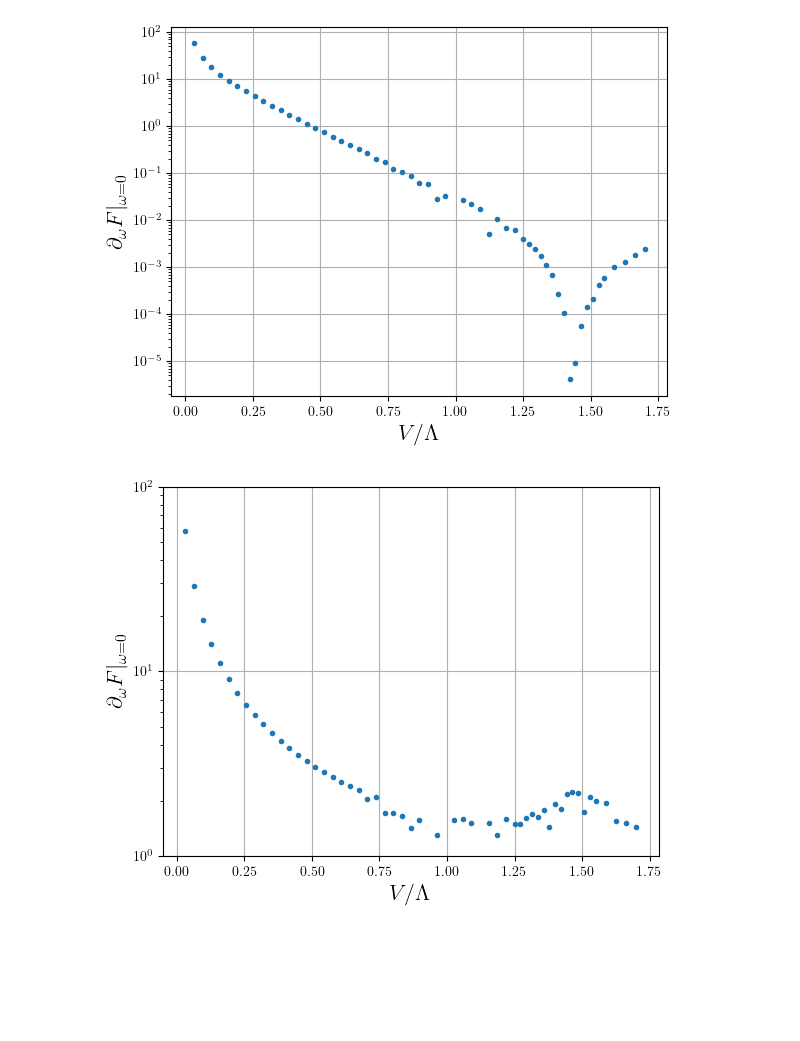
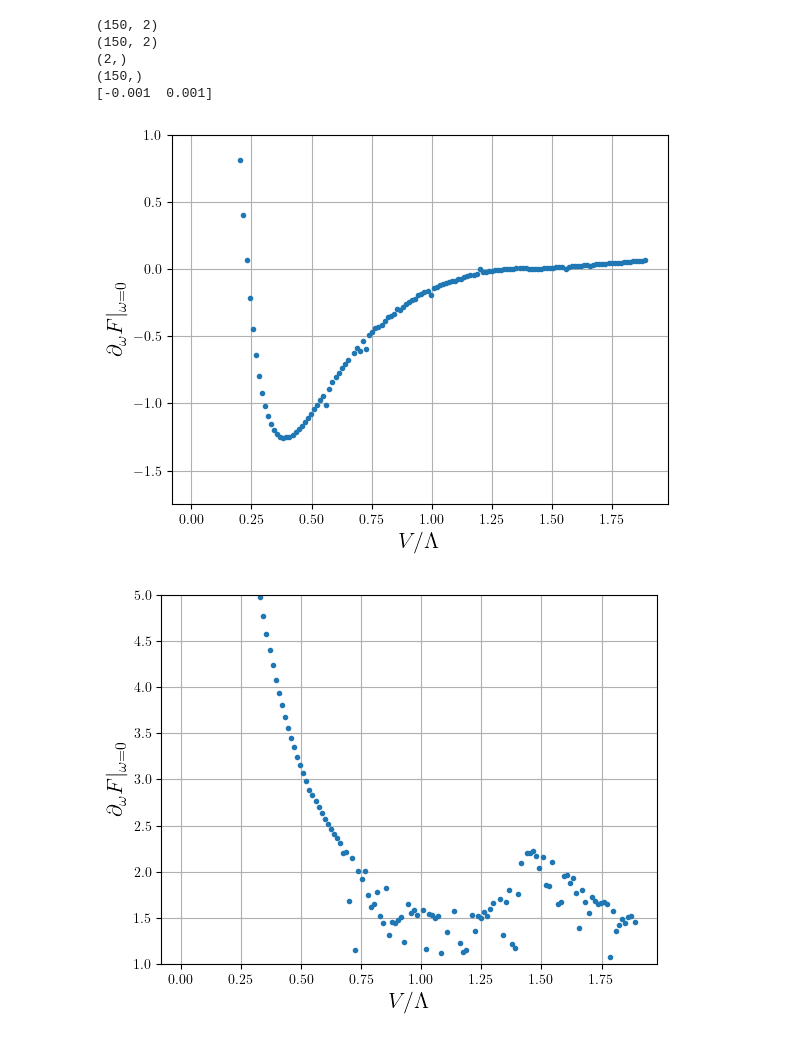
Before and after one commit to joseAf28/QP_paper, a Jupyter notebook: 3-ShotNoiseGraphsZeroOmega.ipynb, the cells around one changed output. Cells and saved outputs as stored; diff of their text form; code cells hidden in the pictures; blank space fills up the shorter version.

```diff
--- a/3-ShotNoiseGraphsZeroOmega.ipynb
+++ b/3-ShotNoiseGraphsZeroOmega.ipynb
@@ -27,13 +27,13 @@ phiSamples = saddle_points[:,1]
 
 f.close()
 # %%
-with h5py.File(const.shotNoiseFile, 'r') as f:
+with h5py.File(const.shotNoiseZeroFile, 'r') as f:
     omegaSpaceInt = f['ShotNoise/omegaInt'][:]
     OmegaSpaceNonInt = f['ShotNoise/omegaNonInt'][:]
     voltageSpace = f['ShotNoise/voltageSpace'][:]
 
     retardedNonInt = f['ShotNoise/retardedNonInt'][:]
-    keldyshNonInt = f['ShotNoise/keldyshNonInt'][:]
+    retardedInt = f['ShotNoise/retardedInt'][:]
 
     keldyshNonInt = f['ShotNoise/keldyshNonInt'][:]
     keldyshInt = f['ShotNoise/keldyshInt'][:]
@@ -41,7 +41,19 @@ with h5py.File(const.shotNoiseFile, 'r') as f:
 f.close()
 
 keldyshTotal = keldyshNonInt[:,:].real - keldyshInt[:,:].imag
-retardedTotal = retardedNonInt[:,:].real - 2*retardedNonInt[:,:].imag
+retardedTotal = retardedNonInt[:,:].real - 2*retardedInt[:,:].imag
+# %%
+print(keldyshTotal.shape)
+print(retardedTotal.shape)
+print(omegaSpaceInt.shape)
+print(voltageSpace.shape)
+print(omegaSpaceInt)
+# %% [output]
+(150, 2)
+(150, 2)
+(2,)
+(150,)
+[-0.001  0.001]
 # %%
 FauxPlusTotal = retardedTotal[:,1]/keldyshTotal[:,1]
 FauxMinusTotal = retardedTotal[:,0]/keldyshTotal[:,0]
@@ -55,28 +67,30 @@ dFomegaNonInt = (FauxPlusNonInt - FauxMinusNonInt)/(2*2e-3)
 # %%
 plt.figure()
 plt.rcParams['text.usetex'] = True
 plt.rcParams['font.family'] = 'serif'
-plt.plot(voltageSpace[1:], dFomegaTotal[1:], '.')
+plt.plot(voltageSpace[1:-1], dFomegaTotal[1:-1], '.')
 plt.grid()
-plt.yscale('log')
+# plt.yscale('log')
 plt.xlabel(r'$V/\Lambda$', fontsize=16)
 plt.ylabel(r'$\partial_{\omega} F |_{\omega=0}$', fontsize=16)
-plt.savefig("figures/dFomegaTotal.pdf")
-
+# plt.yscale('log')
+plt.ylim(-1.75, 1)
+plt.savefig("figures/dFomegaTotalV2.pdf")
 
 plt.figure()
 plt.rcParams['text.usetex'] = True
 plt.rcParams['font.family'] = 'serif'
-plt.plot(voltageSpace[1:], dFomegaNonInt[1:], '.')
+plt.plot(voltageSpace[1:-1], dFomegaNonInt[1:-1], '.')
 plt.grid()
-plt.yscale('log')
-plt.ylim(1, 1e2)
+# plt.yscale('log')
+plt.ylim(1, 5.0)
+# plt.xlim(0.5, 1.5)
 plt.xlabel(r'$V/\Lambda$', fontsize=16)
 plt.ylabel(r'$\partial_{\omega} F |_{\omega=0}$', fontsize=16)
-plt.savefig("figures/dFomegaNonInt.pdf")
+plt.savefig("figures/dFomegaNonIntV2.pdf")
 # %% [output]
-[figure, old version]
+[figure, new version]
-[figure, old version]
+[figure, new version]
 # %%
 
 ### Coef Exponent near divergence
```
Also changed, not shown: 44 other files.
